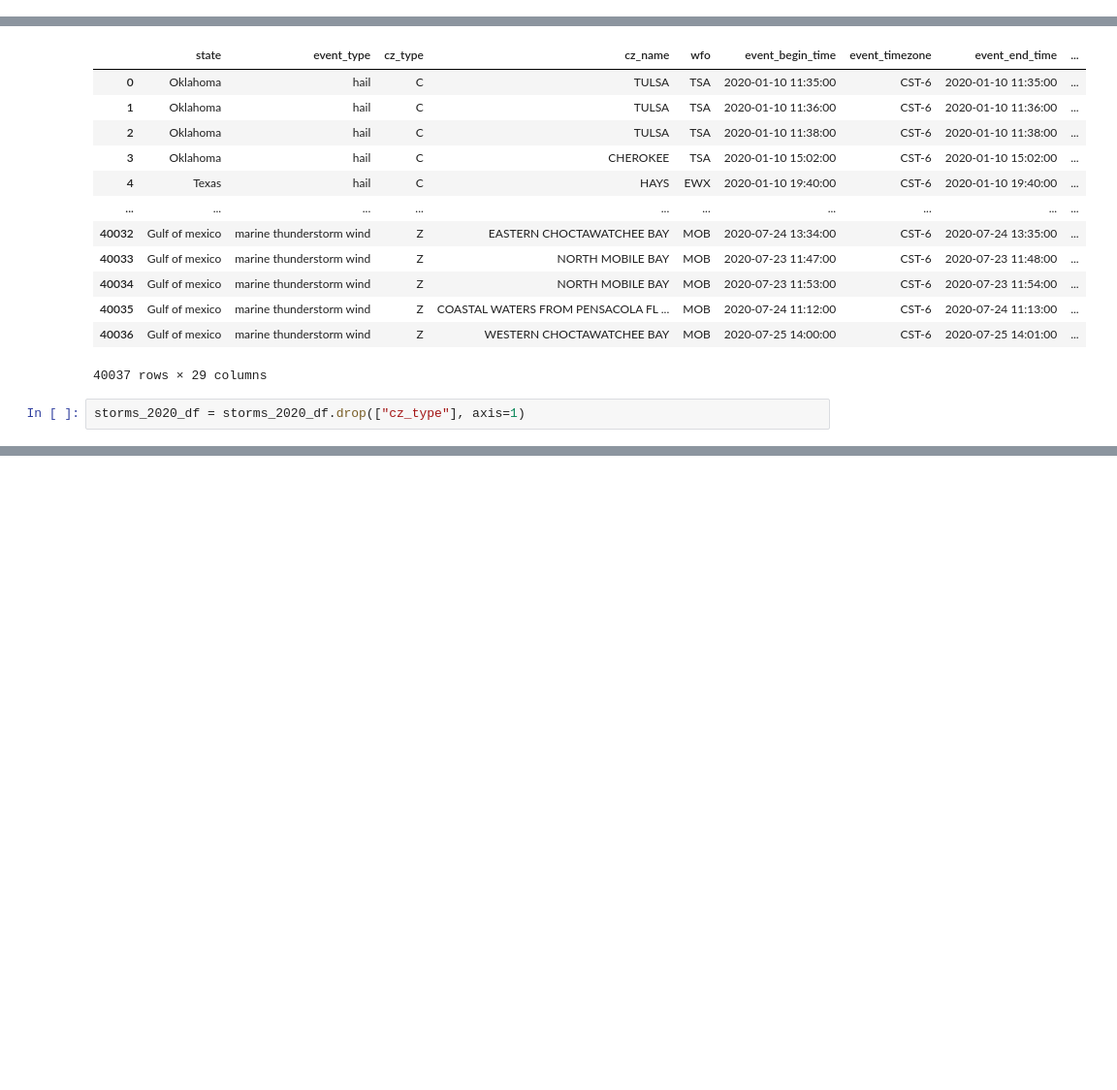
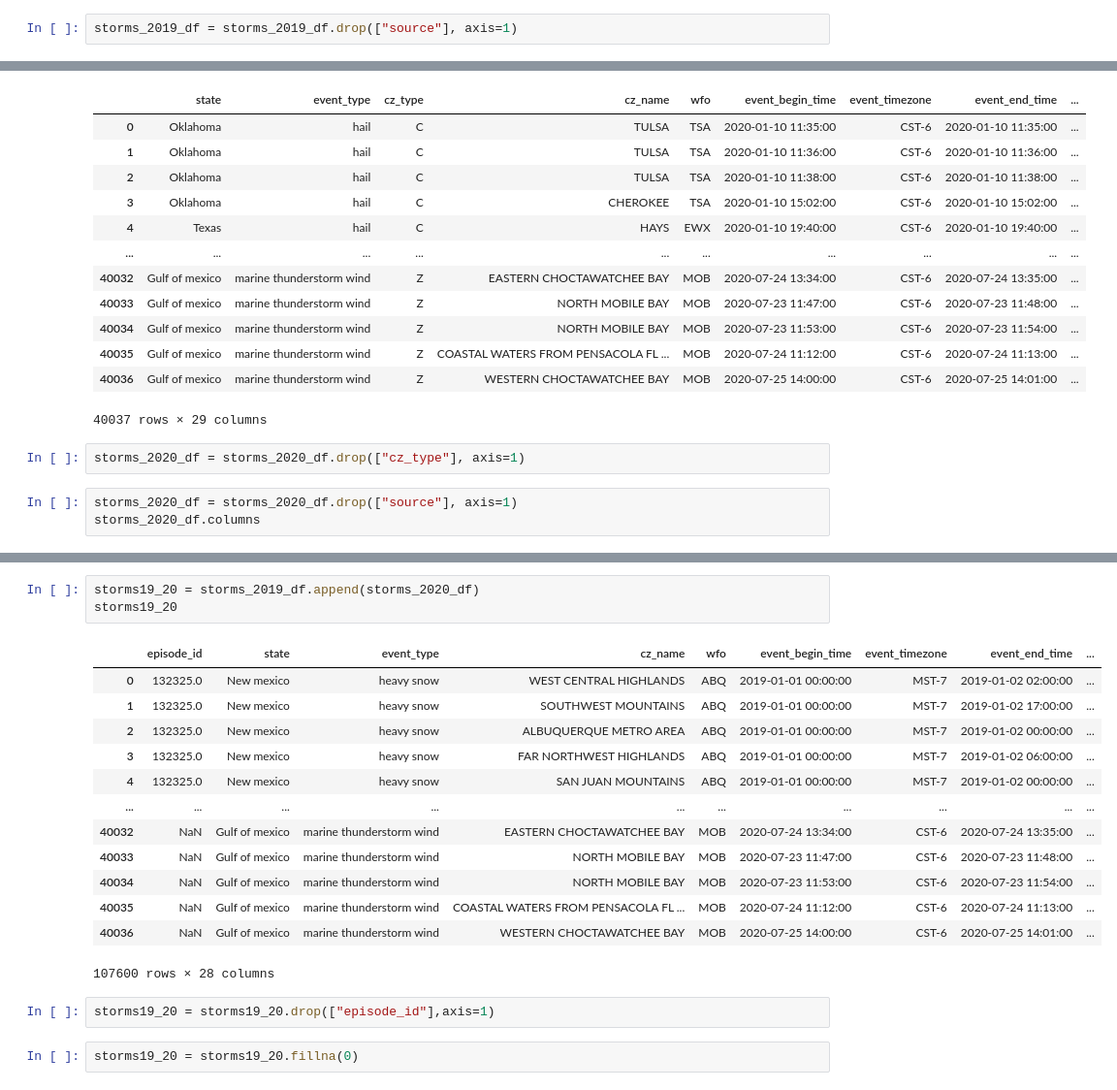
Before and after one commit to mark-m0/Project-2, a Jupyter notebook: StormData.py.ipynb, the cells around one changed output, grey strips where cells are left out. Shown at 97% size. Drawn from its saved outputs; the diff is of its cells as text; blank space fills up the shorter version.

```diff
--- a/StormData.py.ipynb
+++ b/StormData.py.ipynb
@@ -40,6 +42,8 @@ storms_2019_df
 # %%
 storms_2019_df = storms_2019_df.drop(["cz_fips_code"], axis = 1)
 storms_2019_df = storms_2019_df.drop(["cz_type"], axis=1)
+# %%
+storms_2019_df = storms_2019_df.drop(["source"], axis=1)
 # %%
 storms_2020_df = storms_2020_df.drop(["episode_id"], axis=1)
 storms_2020_df = storms_2020_df.drop(["event_id"], axis=1)
@@ -62,3 +66,6 @@ storms_2020_df
 40037 rows × 29 columns
 # %%
 storms_2020_df = storms_2020_df.drop(["cz_type"], axis=1)
+# %%
+storms_2020_df = storms_2020_df.drop(["source"], axis=1)
+storms_2020_df.columns
@@ -64,0 +82,21 @@ storms_2020_df = storms_2020_df.drop(["cz_type"], axis=1)
+# %%
+storms19_20 = storms_2019_df.append(storms_2020_df)
+storms19_20
+# %% [output]
+|  | episode_id | state | event_type | cz_name | wfo | event_begin_time | event_timezone | event_end_time | ... |
+| 0 | 132325.0 | New mexico | heavy snow | WEST CENTRAL HIGHLANDS | ABQ | 2019-01-01 00:00:00 | MST-7 | 2019-01-02 02:00:00 | ... |
+| 1 | 132325.0 | New mexico | heavy snow | SOUTHWEST MOUNTAINS | ABQ | 2019-01-01 00:00:00 | MST-7 | 2019-01-02 17:00:00 | ... |
+| 2 | 132325.0 | New mexico | heavy snow | ALBUQUERQUE METRO AREA | ABQ | 2019-01-01 00:00:00 | MST-7 | 2019-01-02 00:00:00 | ... |
+| 3 | 132325.0 | New mexico | heavy snow | FAR NORTHWEST HIGHLANDS | ABQ | 2019-01-01 00:00:00 | MST-7 | 2019-01-02 06:00:00 | ... |
+| 4 | 132325.0 | New mexico | heavy snow | SAN JUAN MOUNTAINS | ABQ | 2019-01-01 00:00:00 | MST-7 | 2019-01-02 00:00:00 | ... |
+| ... | ... | ... | ... | ... | ... | ... | ... | ... | ... |
+| 40032 | NaN | Gulf of mexico | marine thunderstorm wind | EASTERN CHOCTAWATCHEE BAY | MOB | 2020-07-24 13:34:00 | CST-6 | 2020-07-24 13:35:00 | ... |
+| 40033 | NaN | Gulf of mexico | marine thunderstorm wind | NORTH MOBILE BAY | MOB | 2020-07-23 11:47:00 | CST-6 | 2020-07-23 11:48:00 | ... |
+| 40034 | NaN | Gulf of mexico | marine thunderstorm wind | NORTH MOBILE BAY | MOB | 2020-07-23 11:53:00 | CST-6 | 2020-07-23 11:54:00 | ... |
+| 40035 | NaN | Gulf of mexico | marine thunderstorm wind | COASTAL WATERS FROM PENSACOLA FL ... | MOB | 2020-07-24 11:12:00 | CST-6 | 2020-07-24 11:13:00 | ... |
+| 40036 | NaN | Gulf of mexico | marine thunderstorm wind | WESTERN CHOCTAWATCHEE BAY | MOB | 2020-07-25 14:00:00 | CST-6 | 2020-07-25 14:01:00 | ... |
+107600 rows × 28 columns
+# %%
+storms19_20 = storms19_20.drop(["episode_id"],axis=1)
+# %%
+storms19_20 = storms19_20.fillna(0)
```
Also changed, not shown: parts of 2 cells of this notebook, 1 other file.
